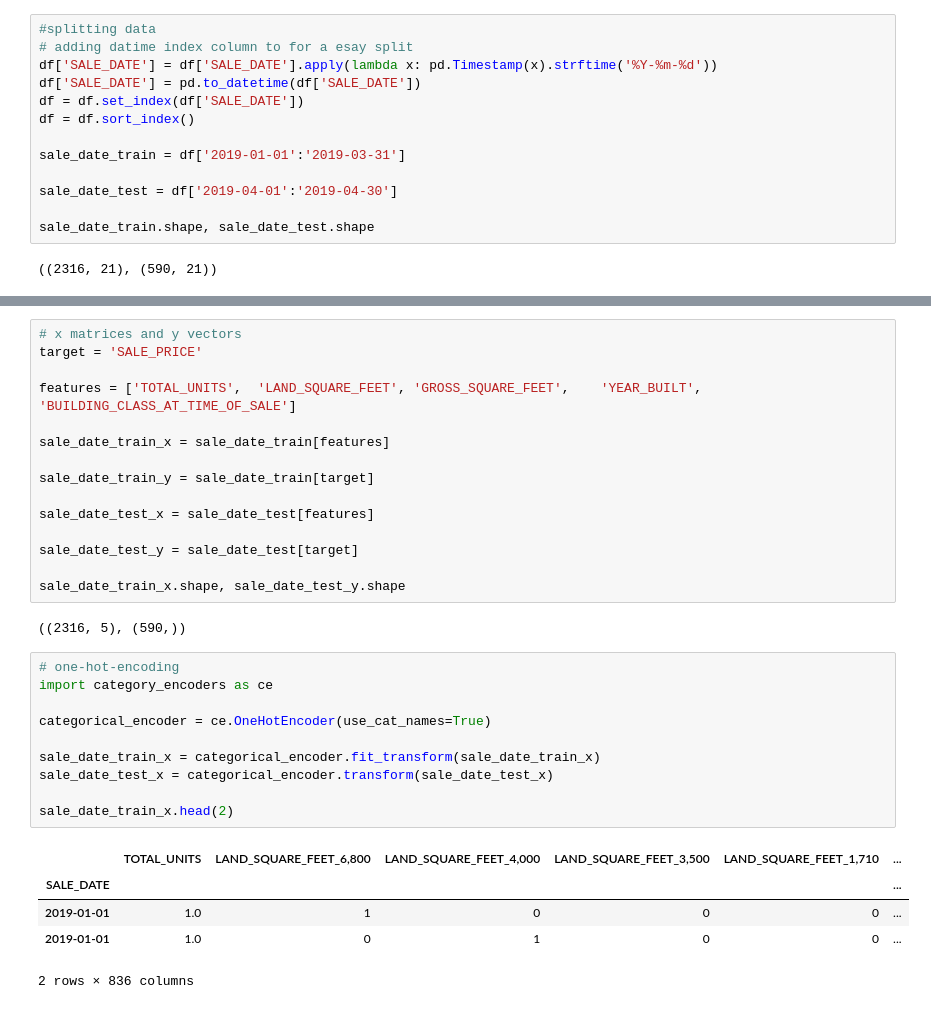
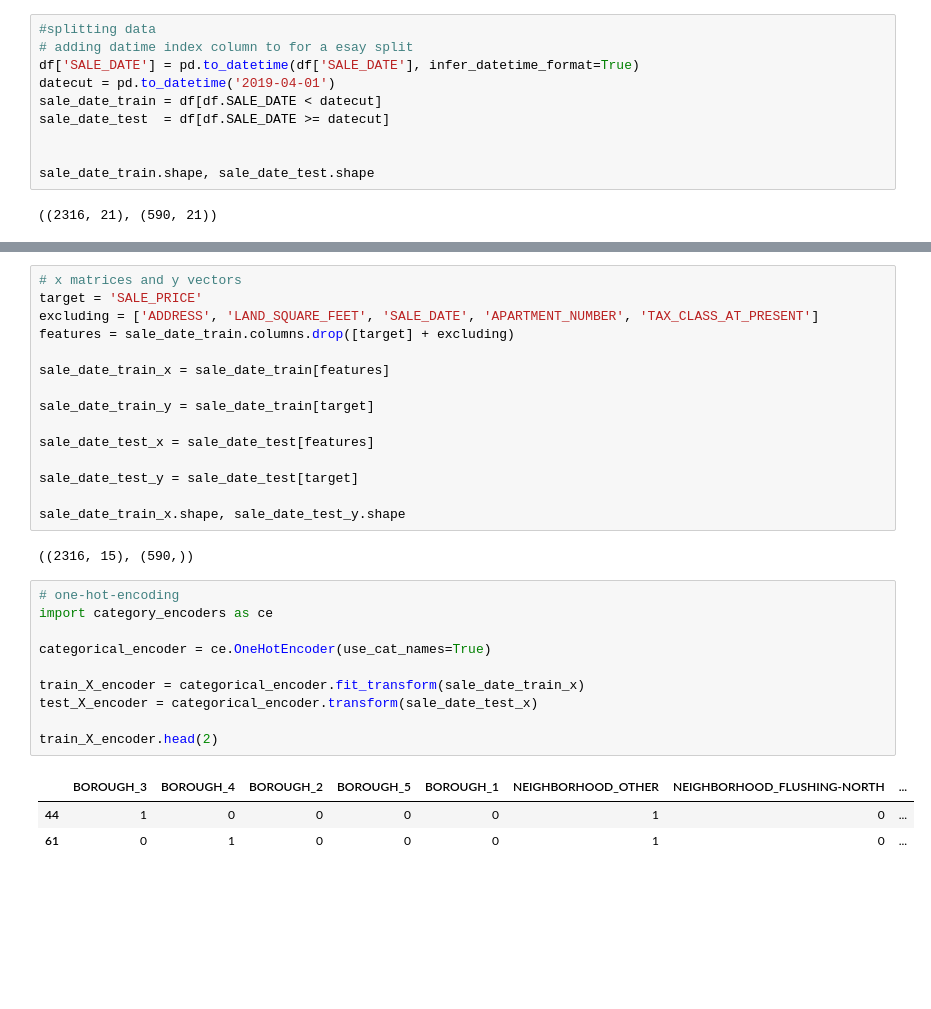
Before and after one commit to YinmiAlas/DS-Unit-2-Linear-Models, a Jupyter notebook: LS_DS_213_Ridge_Regression_assignment.ipynb, the cells around one changed output, grey strips where cells are left out. Saved outputs shown, nothing was run; the diff lists cells and outputs as text; blank space fills up the shorter version.

```diff
--- a/LS_DS_213_Ridge_Regression_assignment.ipynb
+++ b/LS_DS_213_Ridge_Regression_assignment.ipynb
@@ -117,14 +137,11 @@ df.head(1)
 # %%
 #splitting data
 # adding datime index column to for a esay split
-df['SALE_DATE'] = df['SALE_DATE'].apply(lambda x: pd.Timestamp(x).strftime('%Y-%m-%d'))
-df['SALE_DATE'] = pd.to_datetime(df['SALE_DATE'])
-df = df.set_index(df['SALE_DATE'])
-df = df.sort_index()
+df['SALE_DATE'] = pd.to_datetime(df['SALE_DATE'], infer_datetime_format=True)
+datecut = pd.to_datetime('2019-04-01')
+sale_date_train = df[df.SALE_DATE < datecut]
+sale_date_test  = df[df.SALE_DATE >= datecut]
 
-sale_date_train = df['2019-01-01':'2019-03-31']
-
-sale_date_test = df['2019-04-01':'2019-04-30']
 
 sale_date_train.shape, sale_date_test.shape
 # %% [output]
@@ -132,8 +171,8 @@ sale_date_train.shape, sale_date_test.shape
 # %%
 # x matrices and y vectors
 target = 'SALE_PRICE'
-
-features = ['TOTAL_UNITS',	'LAND_SQUARE_FEET',	'GROSS_SQUARE_FEET',	'YEAR_BUILT', 'BUILDING_CLASS_AT_TIME_OF_SALE']
+excluding = ['ADDRESS', 'LAND_SQUARE_FEET', 'SALE_DATE', 'APARTMENT_NUMBER', 'TAX_CLASS_AT_PRESENT']
+features = sale_date_train.columns.drop([target] + excluding)
 
 sale_date_train_x = sale_date_train[features]
 
@@ -145,20 +184,18 @@ sale_date_test_y = sale_date_test[target]
 
 sale_date_train_x.shape, sale_date_test_y.shape
 # %% [output]
-((2316, 5), (590,))
+((2316, 15), (590,))
 # %%
 # one-hot-encoding
 import category_encoders as ce
 
 categorical_encoder = ce.OneHotEncoder(use_cat_names=True)
 
-sale_date_train_x = categorical_encoder.fit_transform(sale_date_train_x)
-sale_date_test_x = categorical_encoder.transform(sale_date_test_x)
+train_X_encoder = categorical_encoder.fit_transform(sale_date_train_x)
+test_X_encoder = categorical_encoder.transform(sale_date_test_x)
 
-sale_date_train_x.head(2)
+train_X_encoder.head(2)
 # %% [output]
-|  | TOTAL_UNITS | LAND_SQUARE_FEET_6,800 | LAND_SQUARE_FEET_4,000 | LAND_SQUARE_FEET_3,500 | LAND_SQUARE_FEET_1,710 | ... |
-| SALE_DATE |  |  |  |  |  | ... |
-| 2019-01-01 | 1.0 | 1 | 0 | 0 | 0 | ... |
-| 2019-01-01 | 1.0 | 0 | 1 | 0 | 0 | ... |
+|  | BOROUGH_3 | BOROUGH_4 | BOROUGH_2 | BOROUGH_5 | BOROUGH_1 | NEIGHBORHOOD_OTHER | NEIGHBORHOOD_FLUSHING-NORTH | ... |
+| 44 | 1 | 0 | 0 | 0 | 0 | 1 | 0 | ... |
+| 61 | 0 | 1 | 0 | 0 | 0 | 1 | 0 | ... |
-2 rows × 836 columns
```
Also changed, not shown: parts of 12 cells of this notebook.
